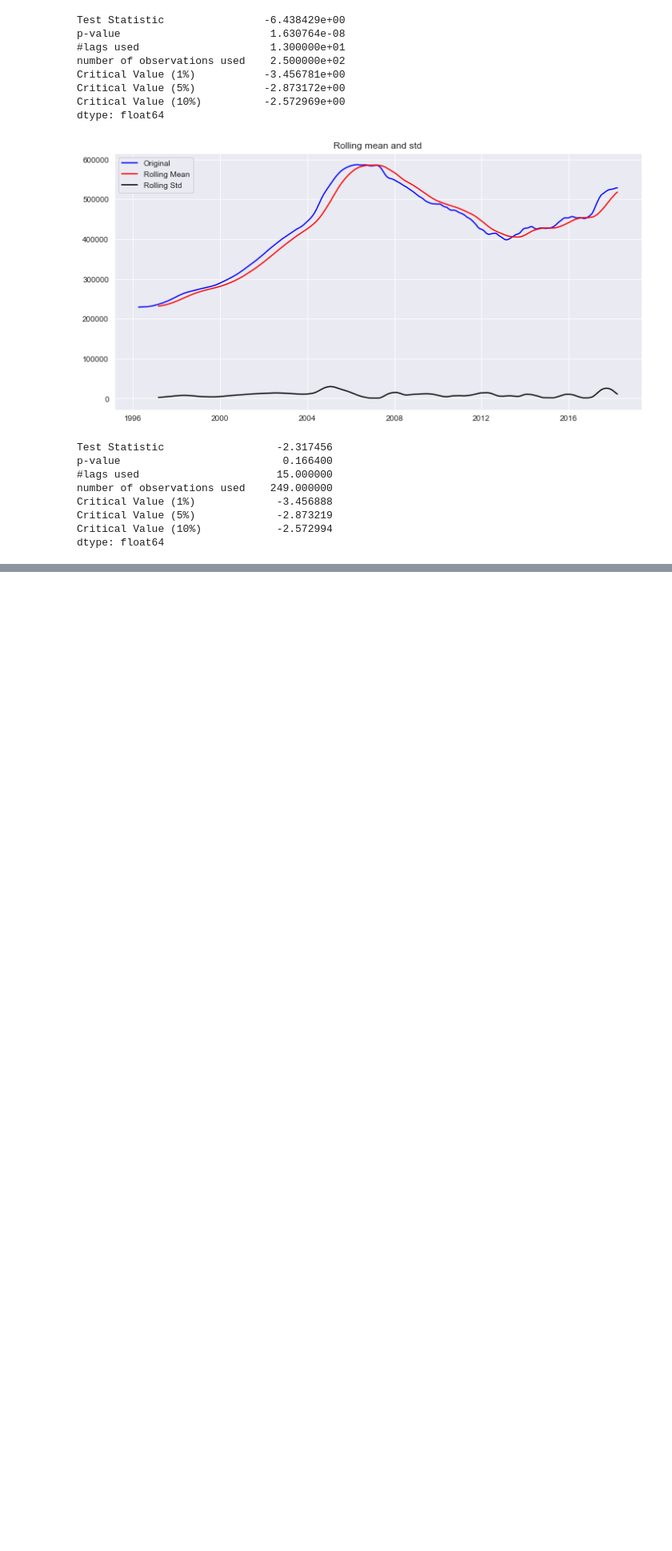
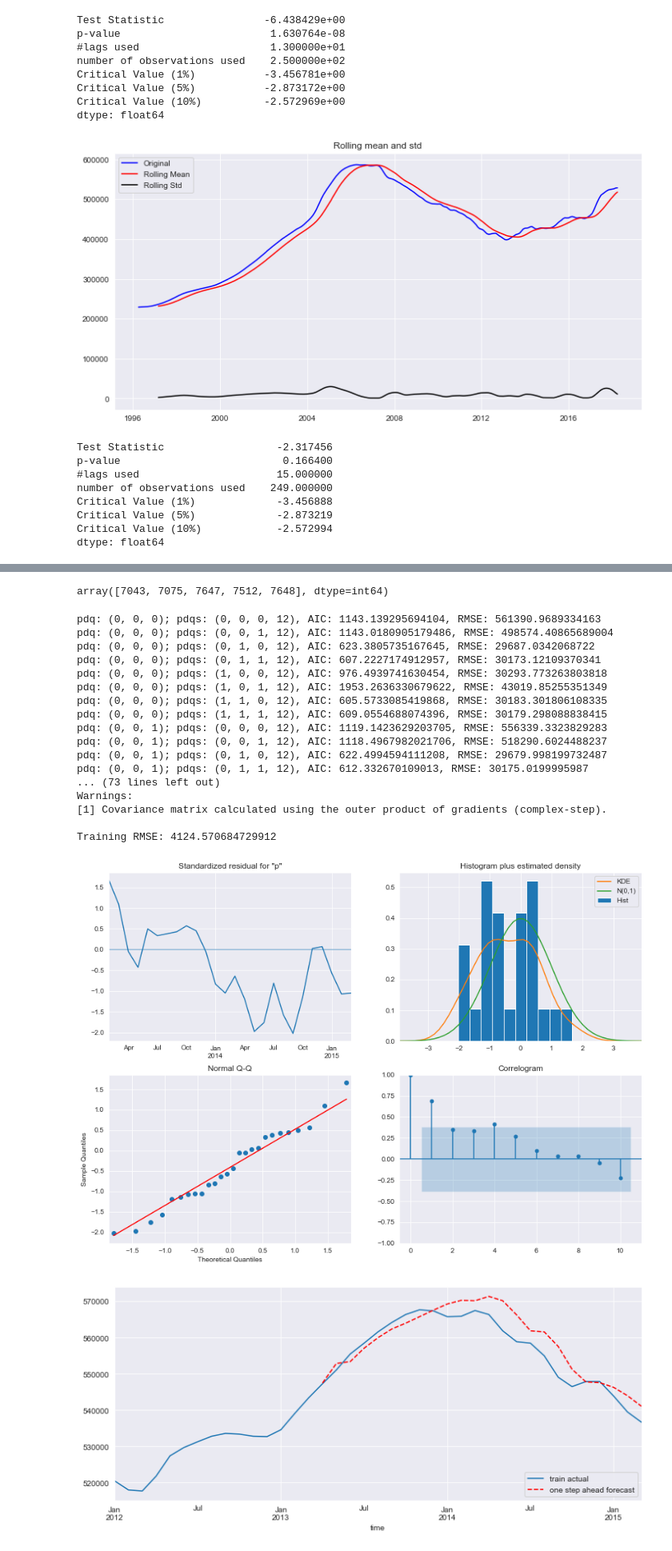
Before and after one commit to timpanon/zillow_forecasting, a Jupyter notebook: overall_nj.ipynb, the cells around one changed output, grey strips where cells are left out. Shown at 80% size. Cells and saved outputs as stored; diff of their text form; code cells hidden in the pictures; blank space fills up the shorter version.

```diff
--- a/overall_nj.ipynb
+++ b/overall_nj.ipynb
@@ -766,0 +807,35 @@ forecast_results(final_7004['price'], results, display=True)
+# %%
+final_df.zip.unique()[:5]
+# %% [output]
+array([7043, 7075, 7647, 7512, 7648], dtype=int64)
+# %%
+df = final_df[final_df.zip == 7645]['2012':]
+train, test = split_train_test(df['price'])
+output_df, pdq, PDQS = get_pdqs(train, test, display=True)
+results = train_sarimax(train, pdq=pdq, PDQS=PDQS, summary=True, diagnostics=True)
+
+# print('\n')
+rmse = train_results_rmse(results, train, display=True)
+test_results_rmse(train, test, pdq=pdq, PDQS=PDQS)
+test_dynamic_predictions(results, test)
+forecast_results(df['price'], pdq=pdq, PDQS=PDQS, display=True)
+# %% [output]
+pdq: (0, 0, 0); pdqs: (0, 0, 0, 12), AIC: 1143.139295694104, RMSE: 561390.9689334163
+pdq: (0, 0, 0); pdqs: (0, 0, 1, 12), AIC: 1143.0180905179486, RMSE: 498574.40865689004
+pdq: (0, 0, 0); pdqs: (0, 1, 0, 12), AIC: 623.3805735167645, RMSE: 29687.0342068722
+pdq: (0, 0, 0); pdqs: (0, 1, 1, 12), AIC: 607.2227174912957, RMSE: 30173.12109370341
+pdq: (0, 0, 0); pdqs: (1, 0, 0, 12), AIC: 976.4939741630454, RMSE: 30293.773263803818
+pdq: (0, 0, 0); pdqs: (1, 0, 1, 12), AIC: 1953.2636330679622, RMSE: 43019.85255351349
+pdq: (0, 0, 0); pdqs: (1, 1, 0, 12), AIC: 605.5733085419868, RMSE: 30183.301806108335
+pdq: (0, 0, 0); pdqs: (1, 1, 1, 12), AIC: 609.0554688074396, RMSE: 30179.298088838415
+pdq: (0, 0, 1); pdqs: (0, 0, 0, 12), AIC: 1119.1423629203705, RMSE: 556339.3323829283
+pdq: (0, 0, 1); pdqs: (0, 0, 1, 12), AIC: 1118.4967982021706, RMSE: 518290.6024488237
+pdq: (0, 0, 1); pdqs: (0, 1, 0, 12), AIC: 622.4994594111208, RMSE: 29679.998199732487
+pdq: (0, 0, 1); pdqs: (0, 1, 1, 12), AIC: 612.332670109013, RMSE: 30175.0199995987
+... (73 lines left out)
+Warnings:
+[1] Covariance matrix calculated using the outer product of gradients (complex-step).
+
+Training RMSE: 4124.570684729912
+[figure, added]
+[figure, added]
```
Also changed, not shown: parts of 17 cells of this notebook, 7 other files.
